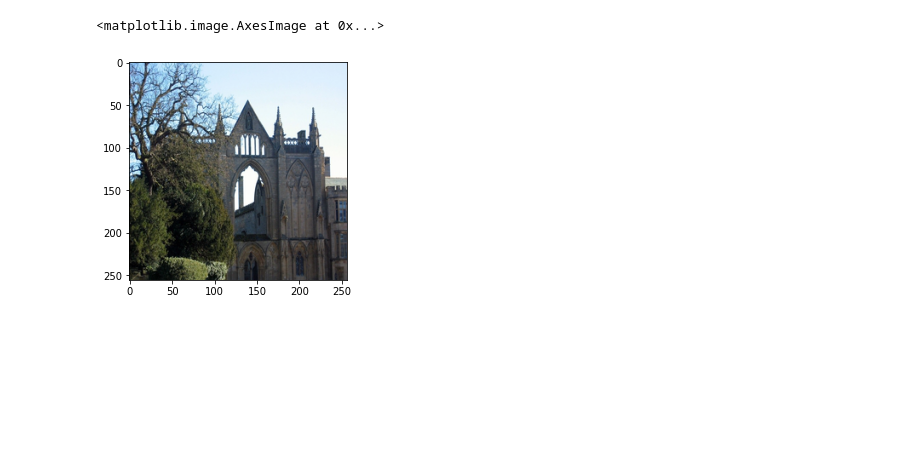
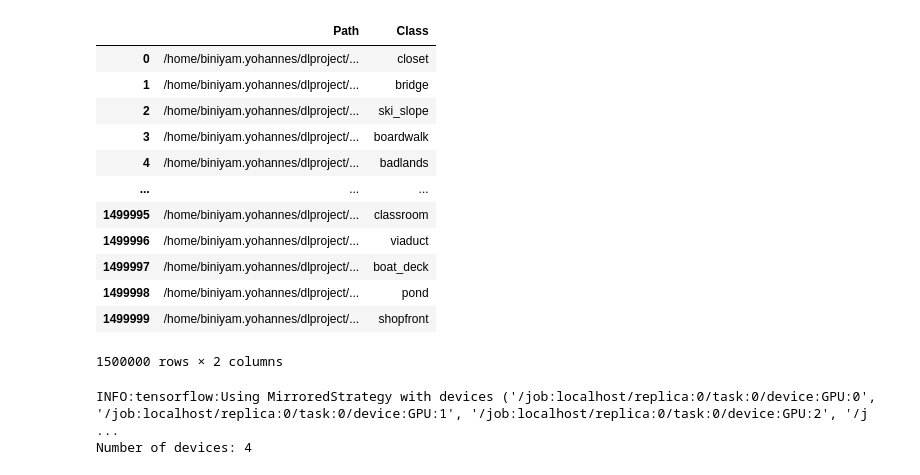
Before and after one commit to biniyamYohannes/Scene-Recognition, a Jupyter notebook: scene_recognition.ipynb, the cells around one changed output. Drawn from its saved outputs; the diff is of its cells as text; code cells hidden in the pictures; blank space fills up the shorter version.

```diff
--- a/scene_recognition.ipynb
+++ b/scene_recognition.ipynb
@@ -27,7 +15,21 @@ abbey4381.jpg
-# %%
-image = os.path.join(path, filenames[20])
-img = mpimg.imread(image)
-plt.imshow(img)
-# %% [output]
-<matplotlib.image.AxesImage at 0x...>
-[figure, removed]
+# %%
+# Load the dataframes holding the image paths and classes
+
+datadir = '/home/biniyam.yohannes/dlproject/data/201/'
+labels_dir = '/home/biniyam.yohannes/dlproject/train_data_201.csv'
+data = pd.read_csv(labels_dir)
+data
+# %% [output]
+|  | Path | Class |
+| 0 | /home/biniyam.yohannes/dlproject/... | closet |
+| 1 | /home/biniyam.yohannes/dlproject/... | bridge |
+| 2 | /home/biniyam.yohannes/dlproject/... | ski_slope |
+| 3 | /home/biniyam.yohannes/dlproject/... | boardwalk |
+| 4 | /home/biniyam.yohannes/dlproject/... | badlands |
+| ... | ... | ... |
+| 1499995 | /home/biniyam.yohannes/dlproject/... | classroom |
+| 1499996 | /home/biniyam.yohannes/dlproject/... | viaduct |
+| 1499997 | /home/biniyam.yohannes/dlproject/... | boat_deck |
+| 1499998 | /home/biniyam.yohannes/dlproject/... | pond |
+| 1499999 | /home/biniyam.yohannes/dlproject/... | shopfront |
+1500000 rows × 2 columns
@@ -33,0 +146,12 @@ plt.imshow(img)
+# %%
+# Set up tensorflow mirrored strategy to split batches among virtual gpus.
+
+strategy = tf.distribute.MirroredStrategy(
+     # devices=["/gpu:0"], # ,"/gpu:1", "/gpu:2", "/gpu:3"
+     # cross_device_ops = tf.distribute.HierarchicalCopyAllReduce()
+)
+
+print("Number of devices: {}".format(strategy.num_replicas_in_sync))
+# %% [output]
+INFO:tensorflow:Using MirroredStrategy with devices ('/job:localhost/replica:0/task:0/device:GPU:0', '/job:localhost/replica:0/task:0/device:GPU:1', '/job:localhost/replica:0/task:0/device:GPU:2', '/j ...
+Number of devices: 4
```
Also changed, not shown: parts of 34 cells of this notebook, 1 other file.
